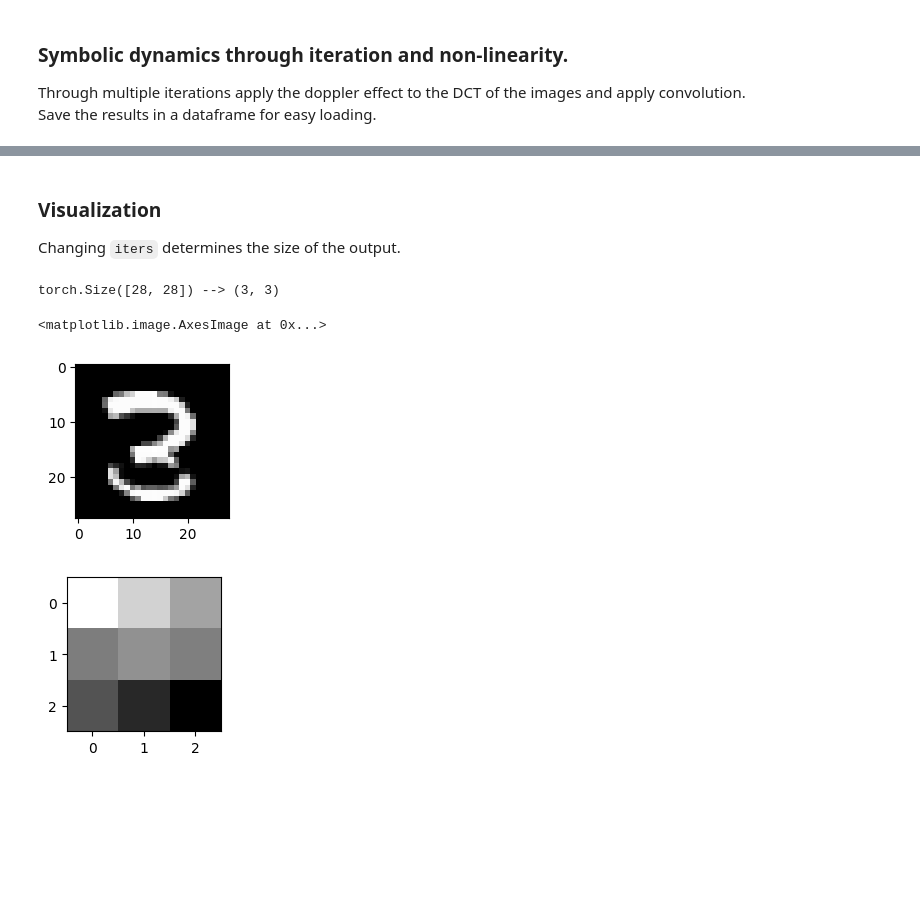
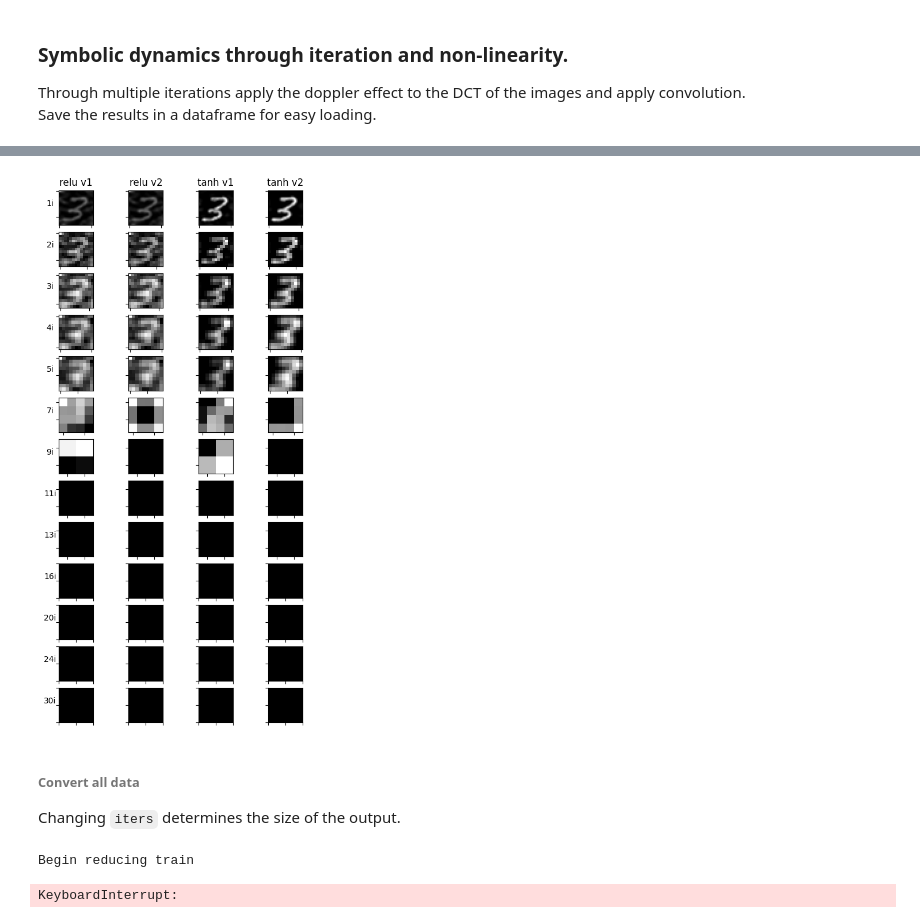
Before and after one commit to croniev/dynamics-sample-reduction, a Jupyter notebook: main.ipynb, the cells around one changed output, grey strips where cells are left out. Saved outputs shown, nothing was run; the diff lists cells and outputs as text; code cells hidden in the pictures; blank space fills up the shorter version.

```diff
--- a/main.ipynb
+++ b/main.ipynb
@@ -66,9 +131,33 @@ def apply_dynamics(sample, f_act, velocities, v_o, v_m, kernel):
+# %%
+# Conv, Pool
+fig, axs = plt.subplots(len(iters_list), len(f_v_list), figsize=(6, 12))
+# fig.tight_layout(h_pad=0, w_pad=0)
+axs[0, 0].set_title("relu v1")
+axs[0, 1].set_title("relu v2")
+axs[0, 2].set_title("tanh v1")
+axs[0, 3].set_title("tanh v2")
+for i, iters in enumerate(iters_list):
+    axs[i, 0].set_ylabel(f"{iters}i", rotation=0)
+for i, f_v in list(product(range(len(iters_list)), range(len(f_v_list)))):
+    result = apply_dynamics(sample.numpy(), iters_list[i], f_v_list[f_v][0], f_v_list[f_v][1], v_o, v_m, kernel, conv=True, pool=True)
+    axs[i, f_v].imshow(result, cmap='gray')
+    axs[i, f_v].set_yticklabels([])
+    axs[i, f_v].set_xticklabels([])
+# %% [output]
+[figure, added]
+# %% [markdown]
+###### Convert all data
+Changing `iters` determines the size of the output.
 # %%
 iters = 16
-velocities = [-(i + 1) / (iters / 3) for i in range(iters)]  # negative if moving towards observer
-f_act = tanh  # relu, tanh, sigmoid
-# velocities = range(iters)
-# velocities = np.full(iters, 1.5)
+# vel_s is negative if moving towards observer
+def v1(x, n):
+    return -(x + 1) / (n / 3)
+def v2(x, n):
+    return x
+def v3(x, n):
+    return 1.5
+f_act = tanh  # relu, tanh
 v_o = 0  # positive if moving towards source
 v_m = 5.022
 kernel = np.array([[0.25, 0.25],
@@ -83,7 +172,7 @@ for dset in ["train", "test"]:
         if b == batches:
             break
         for i in range(batch_size):
-            result = apply_dynamics(images[i].numpy()[0], f_act, velocities, v_o, v_m, kernel)
+            result = apply_dynamics(images[i].numpy()[0], iters, f_act, v1, v_o, v_m, kernel, conv=True)
             result_str = np.array2string(result, separator=',')
             df_results = pd.concat([df_results, pd.DataFrame([[result_str, labels[i].numpy(), dset == "train"]], columns=df_results.columns)], ignore_index=True)
 
@@ -93,33 +182,6 @@ for dset in ["train", "test"]:
 
 print(df_results.shape)
 df_results.to_csv(f'RedData/RedData_{iters}i.csv', index=False)
+# %% [output]
+Begin reducing train
+KeyboardInterrupt:
-# %% [markdown]
-### Visualization
-Changing `iters` determines the size of the output.
-# %%
-samples, labels = next(iter(loaders['train']))
-sample = samples[0][0]
-
-iters = 8
-f_act = relu  # relu, tanh, sigmoid
-# vel_s is negative if moving towards observer
-velocities = [-(i + 1) / (iters / 3) for i in range(iters)]
-# velocities = range(iters)
-# velocities = np.full(iters, 1.5)
-v_o = 0  # positive if moving towards source
-v_m = 5.022  # small tail to avoid division errors.
-kernel = np.array([[0.25, 0.25],
-                   [0.25, 0.25]])
-
-result = apply_dynamics(sample.numpy(), f_act, velocities, v_o, v_m, kernel)
-print(f"{sample.shape} --> {result.shape}")
-
-plt.figure(figsize=(2, 2))
-plt.imshow(sample, cmap='gray')
-plt.figure(2, figsize=(2, 2))
-plt.imshow(result, cmap='gray')
-# %% [output]
-torch.Size([28, 28]) --> (3, 3)
-<matplotlib.image.AxesImage at 0x...>
-[figure, removed]
-[figure, removed]
```
Also changed, not shown: parts of 8 cells of this notebook.
